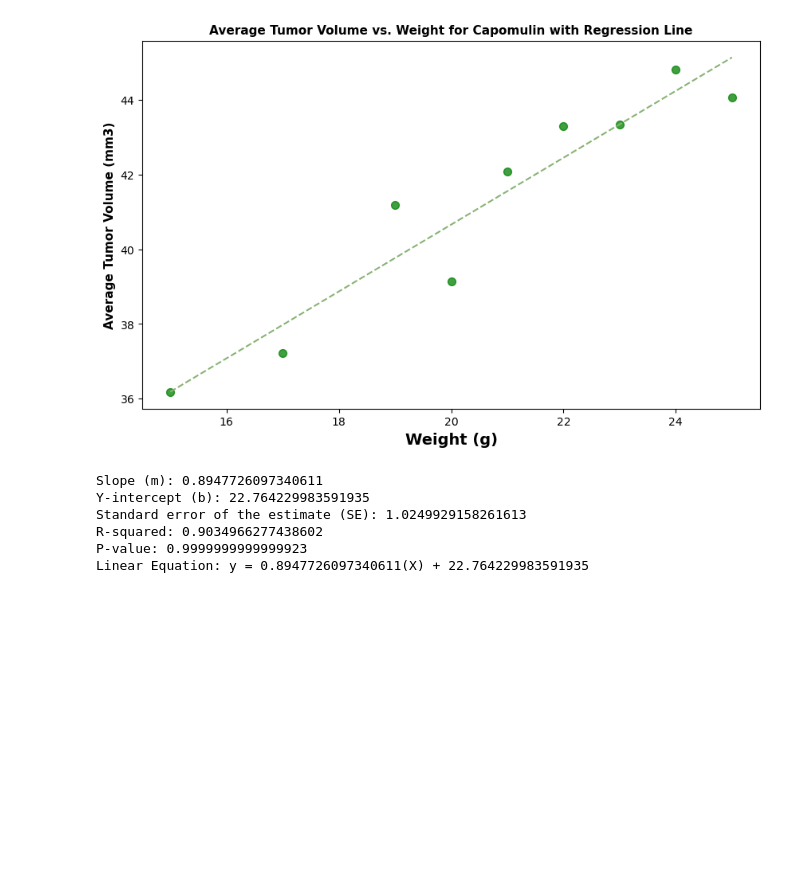
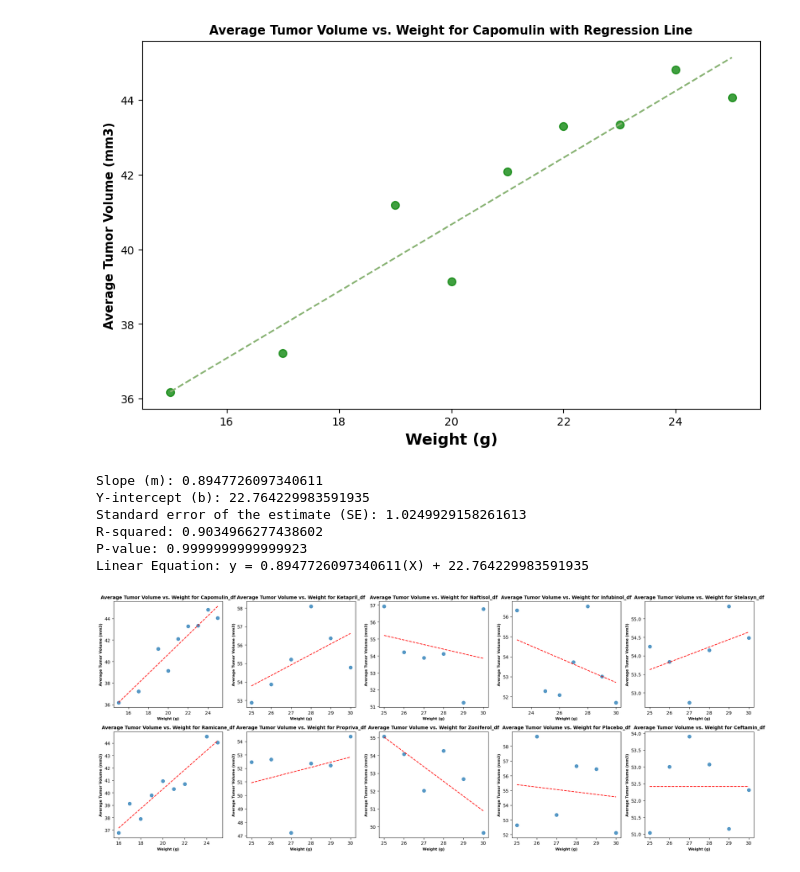
Before and after one commit to Saurabh-Lakhanpal/matplotlib-challenge, a Jupyter notebook: Pymaceuticals/pymaceuticals_solution.ipynb, the cells around one changed output. Drawn from its saved outputs; the diff is of its cells as text; code cells hidden in the pictures; blank space fills up the shorter version.

```diff
--- a/Pymaceuticals/pymaceuticals_solution.ipynb
+++ b/Pymaceuticals/pymaceuticals_solution.ipynb
@@ -599,3 +599,53 @@ Standard error of the estimate (SE): 1.0249929158261613
 R-squared: 0.9034966277438602
 P-value: 0.9999999999999923
 Linear Equation: y = 0.8947726097340611(X) + 22.764229983591935
+# %%
+# Plotting regression slopes for all drugs
+# 1 - Creating the data frames for each drug regimen and store the names in a list
+# Get unique categories
+categories = mouse_Study_Data_clean['Drug Regimen'].unique()
+
+# Create a list to store the names of the DataFrames
+df_names = []
+
+# Create DataFrames with dynamic names and store the names in the list
+for category in categories:
+    df_name = f"{category}_df"
+    globals()[df_name] = mouse_Study_Data_clean[mouse_Study_Data_clean['Drug Regimen'] == category]
+    df_names.append(df_name)
+
+# Calculate average tumor volume per weight group for each drug regimen
+avg_tumor_volumes_per_weight = {}
+
+for df_name in df_names:
+    avg_tumor_volumes_per_weight[df_name] = globals()[df_name].groupby('Weight (g)')['Tumor Volume (mm3)'].mean()
+
+# Create a grid of plots with 10 plots in 2 rows and 5 columns
+fig, axes = plt.subplots(nrows=2, ncols=5, figsize=(20, 8))
+
+# Flatten the axes array for easy iteration
+axes = axes.flatten()
+
+# Plot each drug regimen in a separate subplot
+for i, (df_name, avg_tumor_vol) in enumerate(avg_tumor_volumes_per_weight.items()):
+    # Calculate the linear regression line
+    m, b = np.polyfit(avg_tumor_vol.index, avg_tumor_vol.values, 1)
+
+    # Create the scatter plot
+    axes[i].scatter(avg_tumor_vol.index, avg_tumor_vol.values, s=50, alpha=0.75)
+    axes[i].plot(avg_tumor_vol.index, m * avg_tumor_vol.index + b, linestyle='--', color='red')
+
+    # Add labels and title
+    axes[i].set_title(f'Average Tumor Volume vs. Weight for {df_name}', fontsize=10, fontweight='bold')
+    axes[i].set_xlabel('Weight (g)', fontsize=8, fontweight='bold')
+    axes[i].set_ylabel('Average Tumor Volume (mm3)', fontsize=8, fontweight='bold')
+
+# Remove any empty subplots
+for j in range(i+1, len(axes)):
+    fig.delaxes(axes[j])
+
+# Adjust layout
+plt.tight_layout()
+plt.show()
+# %% [output]
+[figure, added]
```
Also changed, not shown: parts of 1 cell of this notebook, 1 other file.
